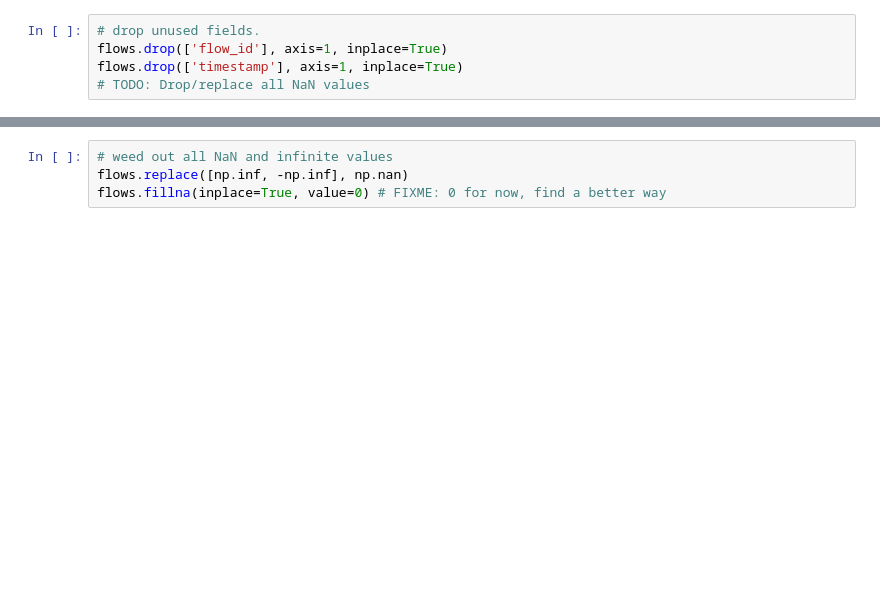
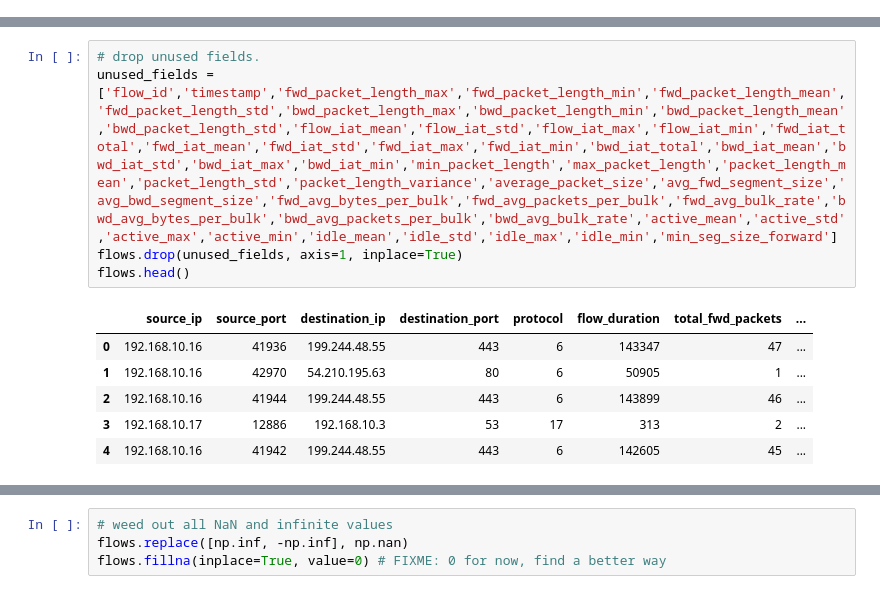
Before and after one commit to twseptian/Master_IPython, a Jupyter notebook: Data-Comparsion.ipynb, the cells around one changed output, grey strips where cells are left out. Drawn from its saved outputs; the diff is of its cells as text; blank space fills up the shorter version.

```diff
--- a/Data-Comparsion.ipynb
+++ b/Data-Comparsion.ipynb
@@ -14,8 +16,3 @@ flows.tail()
 | 225742 | 192.168.10.17-192.168.10.50-37759... | 192.168.10.17 | 37759 | 192.168.10.50 | 22 | 6 | 2017-07-07T17:02:00 | 115 | ... |
 | 225743 | 162.213.33.50-192.168.10.51-443-5... | 192.168.10.51 | 59581 | 162.213.33.50 | 443 | 6 | 2017-07-07T17:02:00 | 191310 | ... |
 | 225744 | 192.168.10.17-192.168.10.50-37759... | 192.168.10.50 | 22 | 192.168.10.17 | 37759 | 6 | 2017-07-07T17:02:00 | 81 | ... |
-# %%
-# drop unused fields.
-flows.drop(['flow_id'], axis=1, inplace=True)
-flows.drop(['timestamp'], axis=1, inplace=True)
-# TODO: Drop/replace all NaN values
@@ -21,0 +23,12 @@ flows.drop(['timestamp'], axis=1, inplace=True)
+# %%
+# drop unused fields.
+unused_fields = ['flow_id','timestamp','fwd_packet_length_max','fwd_packet_length_min','fwd_packet_length_mean','fwd_packet_length_std','bwd_packet_length_max','bwd_packet_length_min','bwd_packet_length_mean','bwd_packet_length_std','flow_iat_mean','flow_iat_std','flow_iat_max','flow_iat_min','fwd_iat_total','fwd_iat_mean','fwd_iat_std','fwd_iat_max','fwd_iat_min','bwd_iat_total','bwd_iat_mean','bwd_iat_std','bwd_iat_max','bwd_iat_min','min_packet_length','max_packet_length','packet_length_mean','packet_length_std','packet_length_variance','average_packet_size','avg_fwd_segment_size','avg_bwd_segment_size','fwd_avg_bytes_per_bulk','fwd_avg_packets_per_bulk','fwd_avg_bulk_rate','bwd_avg_bytes_per_bulk','bwd_avg_packets_per_bulk','bwd_avg_bulk_rate','active_mean','active_std','active_max','active_min','idle_mean','idle_std','idle_max','idle_min','min_seg_size_forward']
+flows.drop(unused_fields, axis=1, inplace=True)
+flows.head()
+# %% [output]
+|  | source_ip | source_port | destination_ip | destination_port | protocol | flow_duration | total_fwd_packets | ... |
+| 0 | 192.168.10.16 | 41936 | 199.244.48.55 | 443 | 6 | 143347 | 47 | ... |
+| 1 | 192.168.10.16 | 42970 | 54.210.195.63 | 80 | 6 | 50905 | 1 | ... |
+| 2 | 192.168.10.16 | 41944 | 199.244.48.55 | 443 | 6 | 143899 | 46 | ... |
+| 3 | 192.168.10.17 | 12886 | 192.168.10.3 | 53 | 17 | 313 | 2 | ... |
+| 4 | 192.168.10.16 | 41942 | 199.244.48.55 | 443 | 6 | 142605 | 45 | ... |
```
Also changed, not shown: parts of 25 cells of this notebook.
